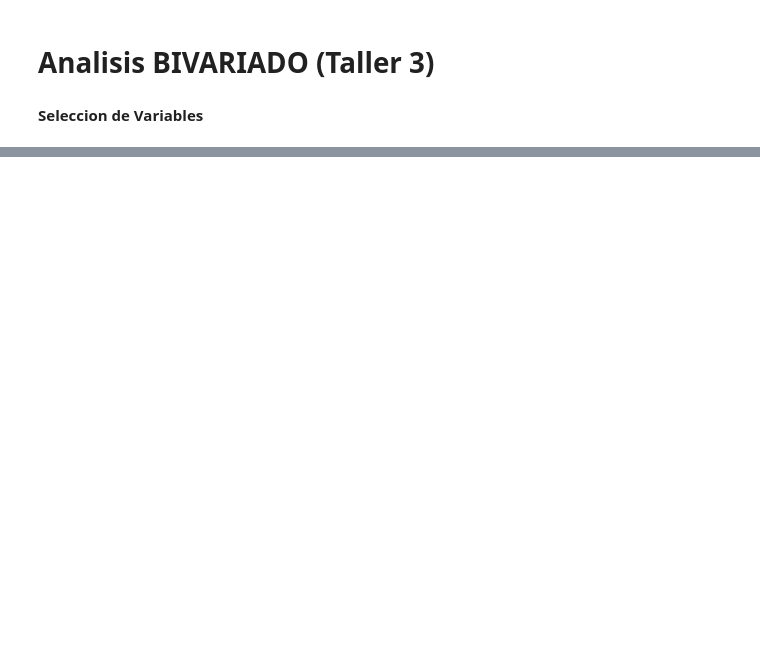
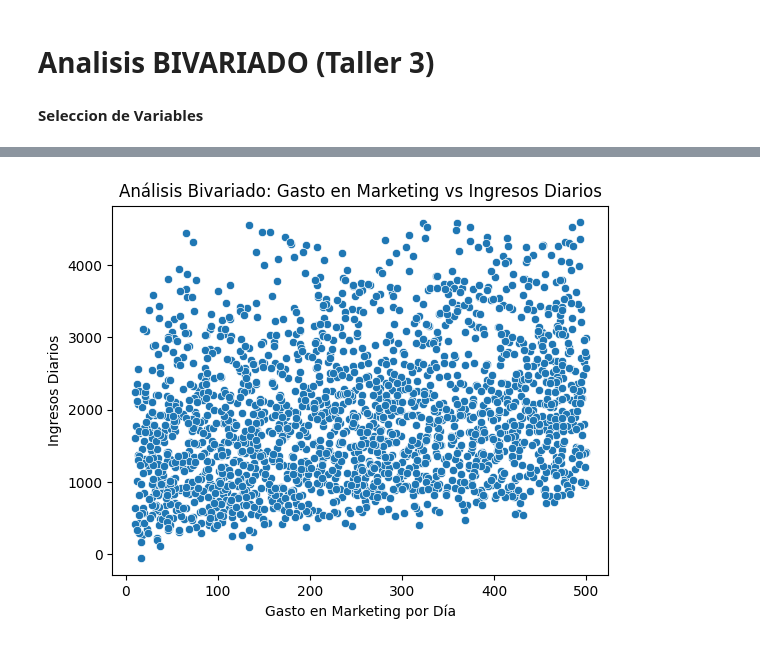
Before and after one commit to wacanas/Analisis-De-Datos-2025, a Jupyter notebook: Taller_2_2025.ipynb, the cells around one changed output, grey strips where cells are left out. Cells and saved outputs as stored; diff of their text form; code cells hidden in the pictures; blank space fills up the shorter version.

```diff
--- a/Taller_2_2025.ipynb
+++ b/Taller_2_2025.ipynb
@@ -475,0 +507,7 @@ NameError: name 'pd' is not defined
+# %%
+# Crear categorías para el número de clientes
+store['Customer_Category'] = pd.cut(store['Number_of_Customers_Per_Day'], bins=5)
+
+# Crear una tabla de contingencia
+contingency_table = pd.crosstab(store['Customer_Category'], store['Daily_Revenue'])
+print(contingency_table)
@@ -475,0 +536,9 @@ NameError: name 'pd' is not defined
+# %%
+# Análisis bivariado entre 'Marketing_Spend_Per_Day' y 'Daily_Revenue'
+sns.scatterplot(x='Marketing_Spend_Per_Day', y='Daily_Revenue', data=store)
+plt.title('Análisis Bivariado: Gasto en Marketing vs Ingresos Diarios')
+plt.xlabel('Gasto en Marketing por Día')
+plt.ylabel('Ingresos Diarios')
+plt.show()
+# %% [output]
+[figure, added]
```
Also changed, not shown: parts of 14 cells of this notebook.
